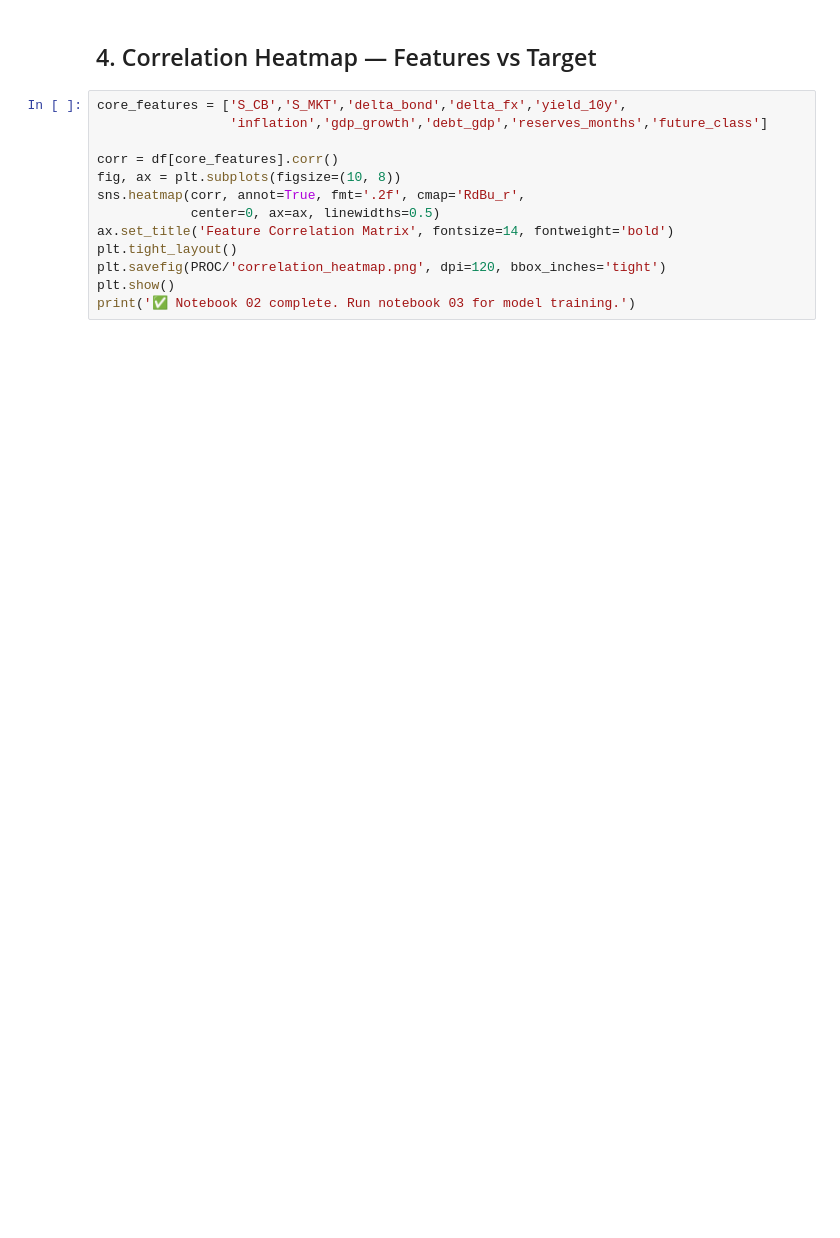
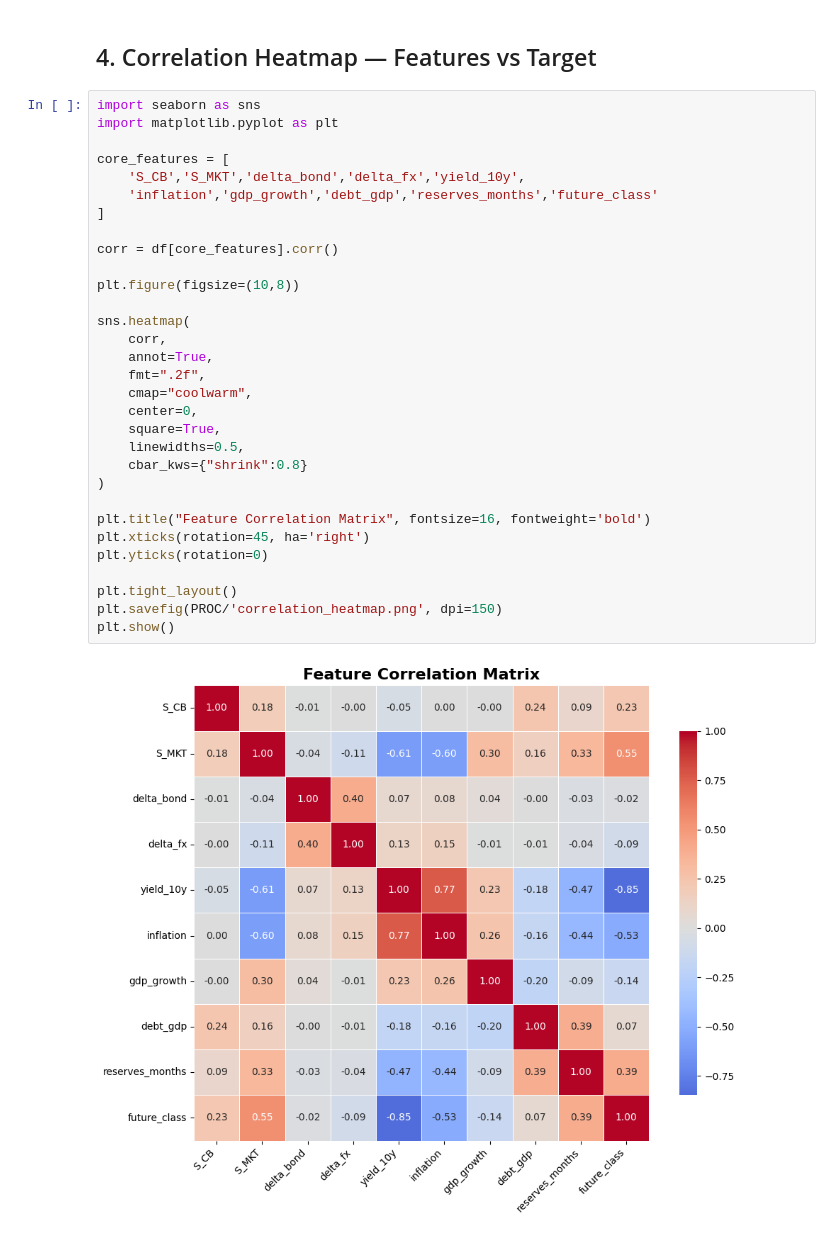
Before and after one commit to George-techie/sovereign-credit-rating-prediction, a Jupyter notebook: notebooks/02_feature_engineering.ipynb, the cells around one changed output. Drawn from its saved outputs; the diff is of its cells as text; blank space fills up the shorter version.

```diff
--- a/notebooks/02_feature_engineering.ipynb
+++ b/notebooks/02_feature_engineering.ipynb
@@ -238,15 +488,35 @@ print('✅ Plot saved.')
 # %% [markdown]
 ## 4. Correlation Heatmap — Features vs Target
 # %%
-core_features = ['S_CB','S_MKT','delta_bond','delta_fx','yield_10y',
-                 'inflation','gdp_growth','debt_gdp','reserves_months','future_class']
+import seaborn as sns
+import matplotlib.pyplot as plt
+
+core_features = [
+    'S_CB','S_MKT','delta_bond','delta_fx','yield_10y',
+    'inflation','gdp_growth','debt_gdp','reserves_months','future_class'
+]
 
 corr = df[core_features].corr()
-fig, ax = plt.subplots(figsize=(10, 8))
-sns.heatmap(corr, annot=True, fmt='.2f', cmap='RdBu_r',
-            center=0, ax=ax, linewidths=0.5)
-ax.set_title('Feature Correlation Matrix', fontsize=14, fontweight='bold')
+
+plt.figure(figsize=(10,8))
+
+sns.heatmap(
+    corr,
+    annot=True,
+    fmt=".2f",
+    cmap="coolwarm",
+    center=0,
+    square=True,
+    linewidths=0.5,
+    cbar_kws={"shrink":0.8}
+)
+
+plt.title("Feature Correlation Matrix", fontsize=16, fontweight='bold')
+plt.xticks(rotation=45, ha='right')
+plt.yticks(rotation=0)
+
 plt.tight_layout()
-plt.savefig(PROC/'correlation_heatmap.png', dpi=120, bbox_inches='tight')
+plt.savefig(PROC/'correlation_heatmap.png', dpi=150)
 plt.show()
-print('✅ Notebook 02 complete. Run notebook 03 for model training.')
+# %% [output]
+[figure, added]
```
Also changed, not shown: parts of 12 cells of this notebook, 3 other files.
